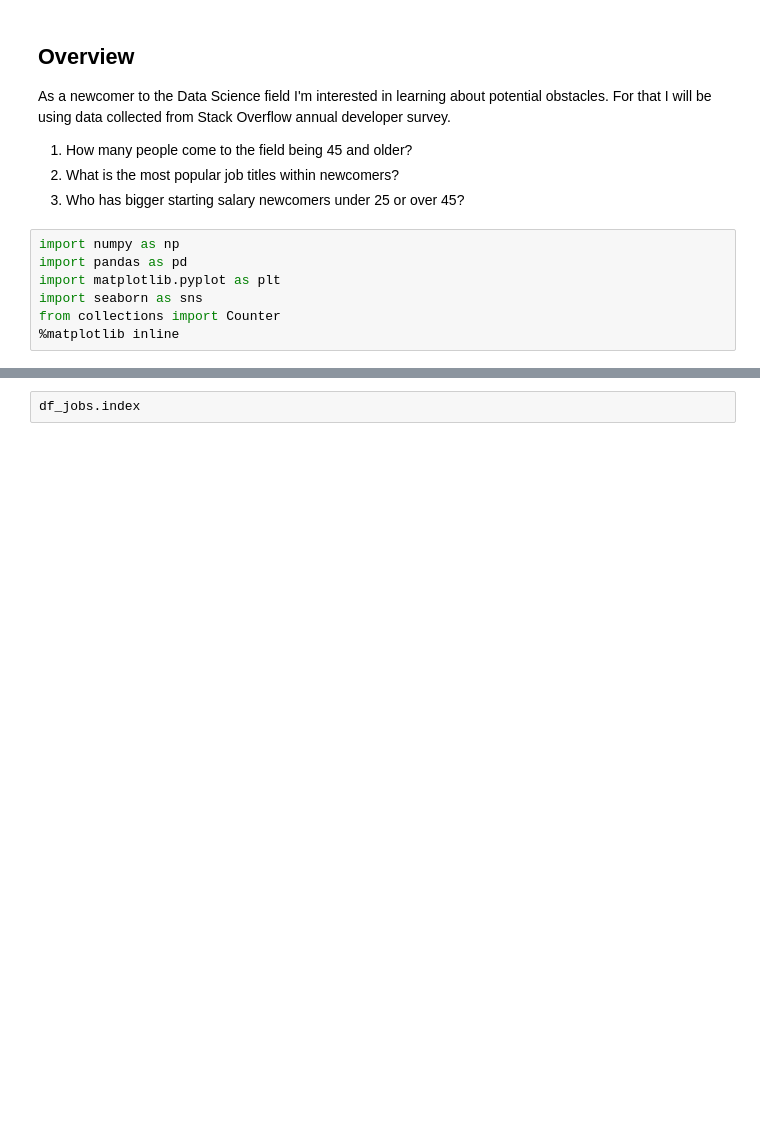
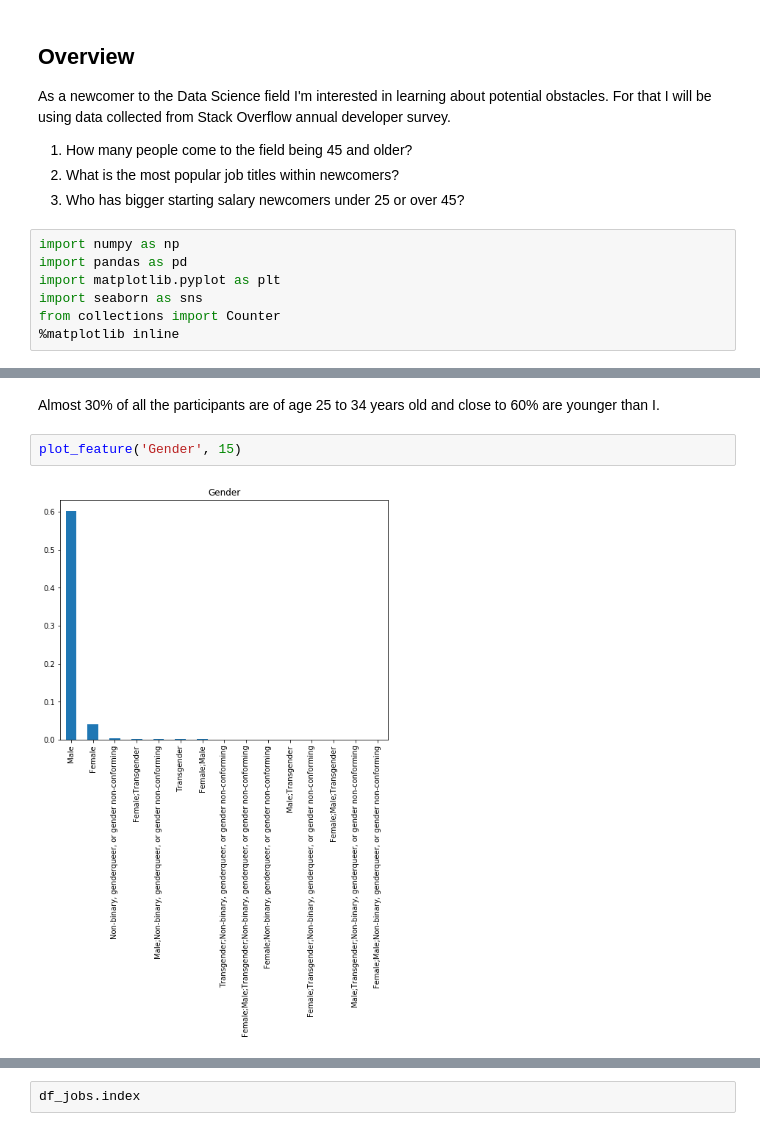
Before and after one commit to olgared/Stackoverflow-2018-survey, a Jupyter notebook: stackoverflow_survey.ipynb, the cells around one changed output, grey strips where cells are left out. Drawn from its saved outputs; the diff is of its cells as text; blank space fills up the shorter version.

```diff
--- a/stackoverflow_survey.ipynb
+++ b/stackoverflow_survey.ipynb
@@ -30,0 +81,6 @@ df_18.head()
+# %% [markdown]
+Almost 30% of all the participants are of age 25 to 34 years old and close to 60% are younger than I.
+# %%
+plot_feature('Gender', 15)
+# %% [output]
+[figure, added]
```
Also changed, not shown: parts of 58 cells of this notebook.
